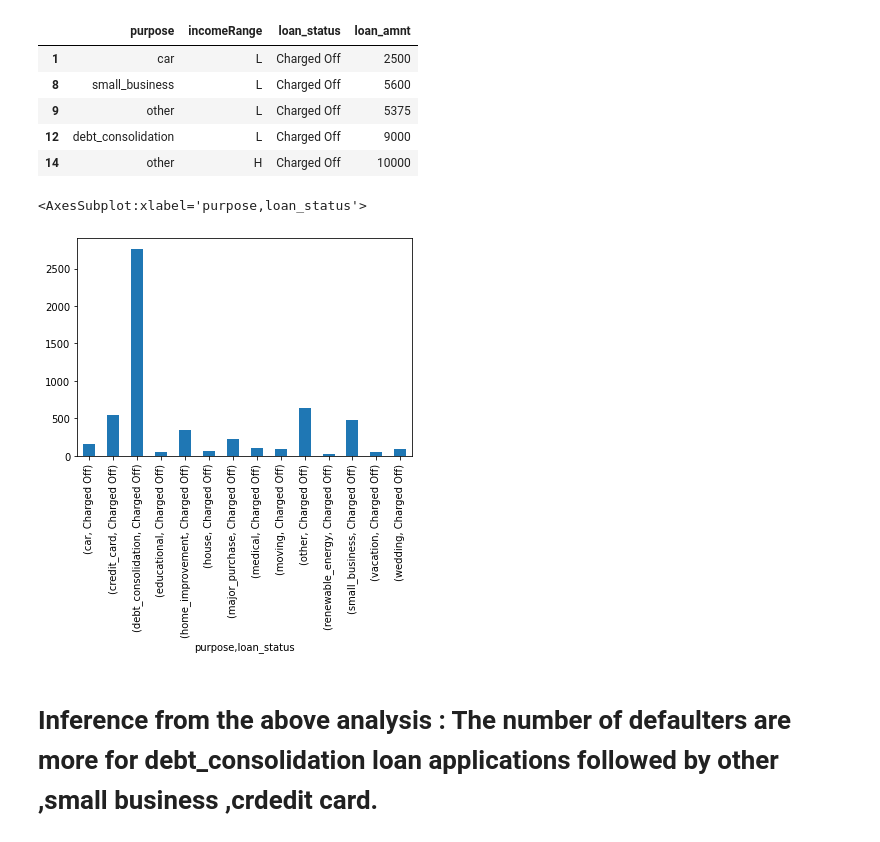
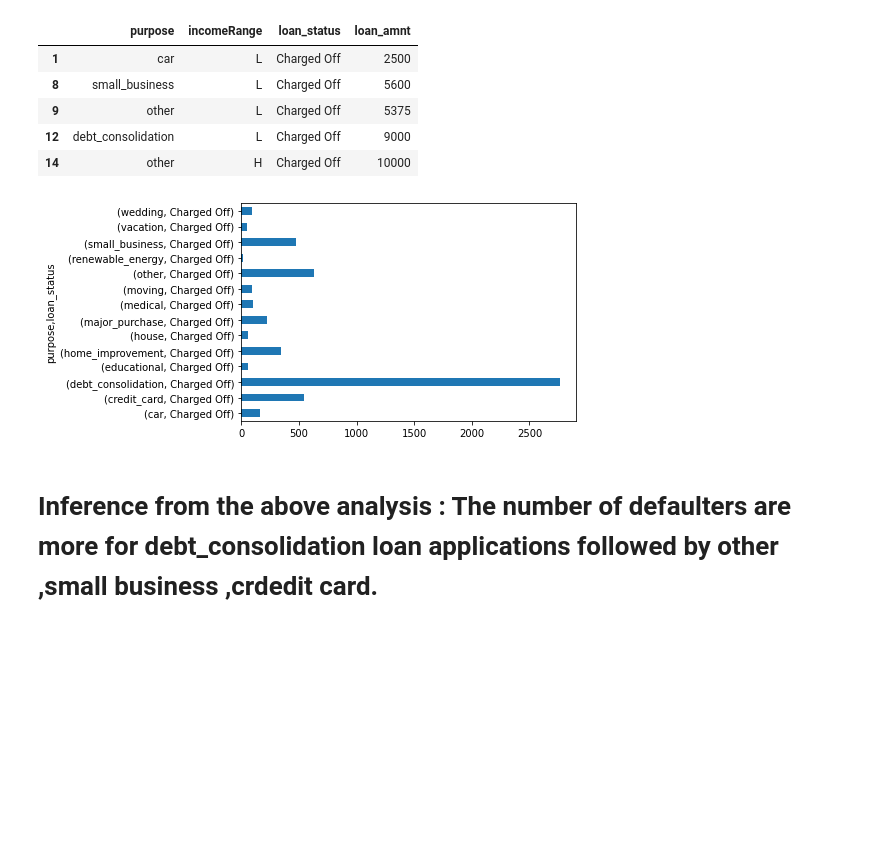
Before and after one commit to sreedevisreekumar/machinelearning, a Jupyter notebook: Assignment.ipynb, the cells around one changed output. Cells and saved outputs as stored; diff of their text form; code cells hidden in the pictures; blank space fills up the shorter version.

```diff
--- a/Assignment.ipynb
+++ b/Assignment.ipynb
@@ -495,11 +507,11 @@ dfannualdefault.head()
 | 12 | debt_consolidation | L | Charged Off | 9000 |
 | 14 | other | H | Charged Off | 10000 |
 # %%
-dfannualdefault.groupby(['purpose'])['loan_status'].value_counts().plot.bar()
+dfannualdefault.groupby(['purpose'])['loan_status'].value_counts().plot.barh()
 #The largest number of loan is taken for debt_consolidation
+plt.show()
 # %% [output]
-<AxesSubplot:xlabel='purpose,loan_status'>
-[figure, old version]
+[figure, new version]
 # %% [markdown]
 # Inference from the above analysis : The number of defaulters are more for debt_consolidation loan applications followed by other ,small business ,crdedit card.
 # %% [markdown]
```
Also changed, not shown: parts of 32 cells of this notebook.
